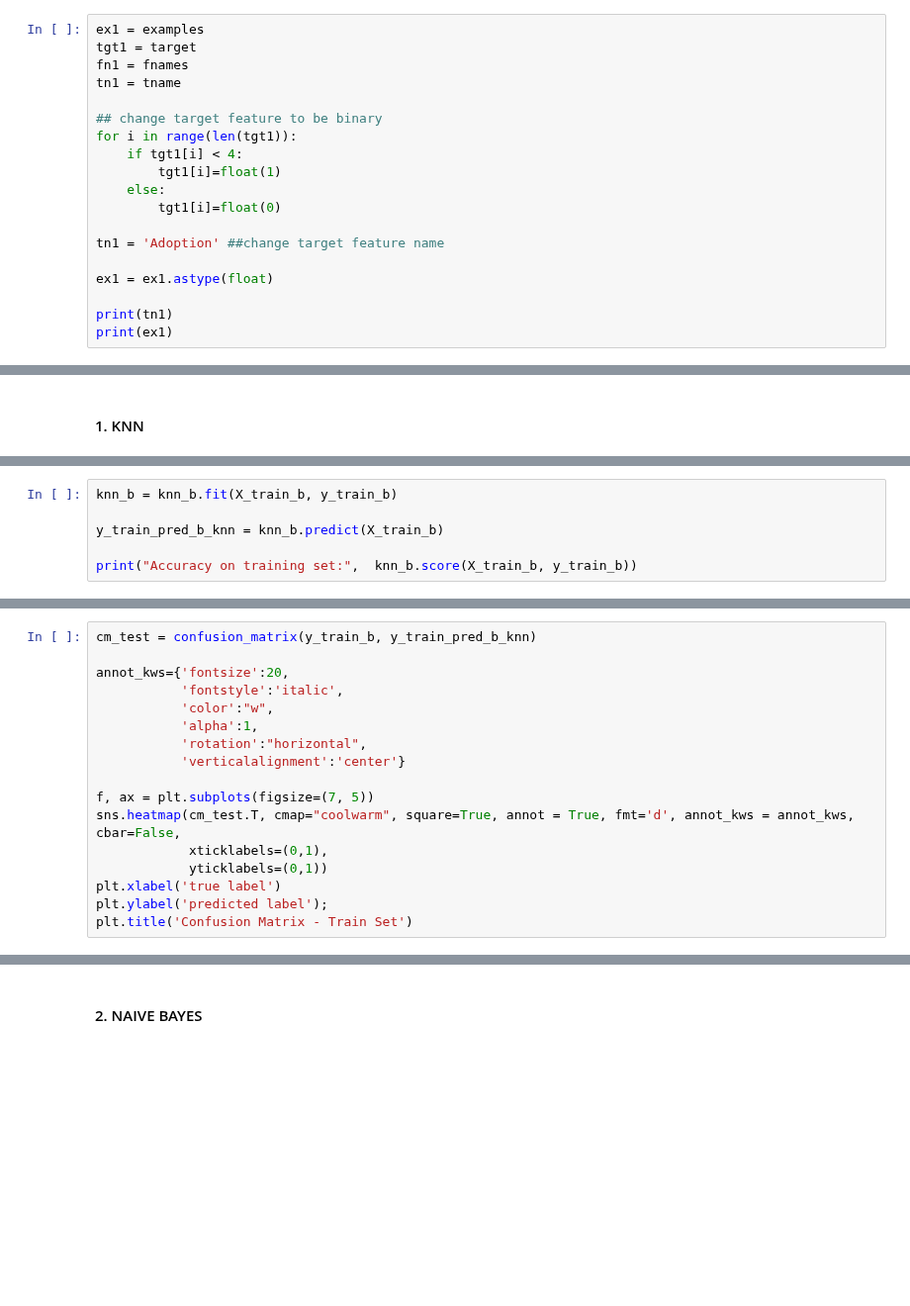
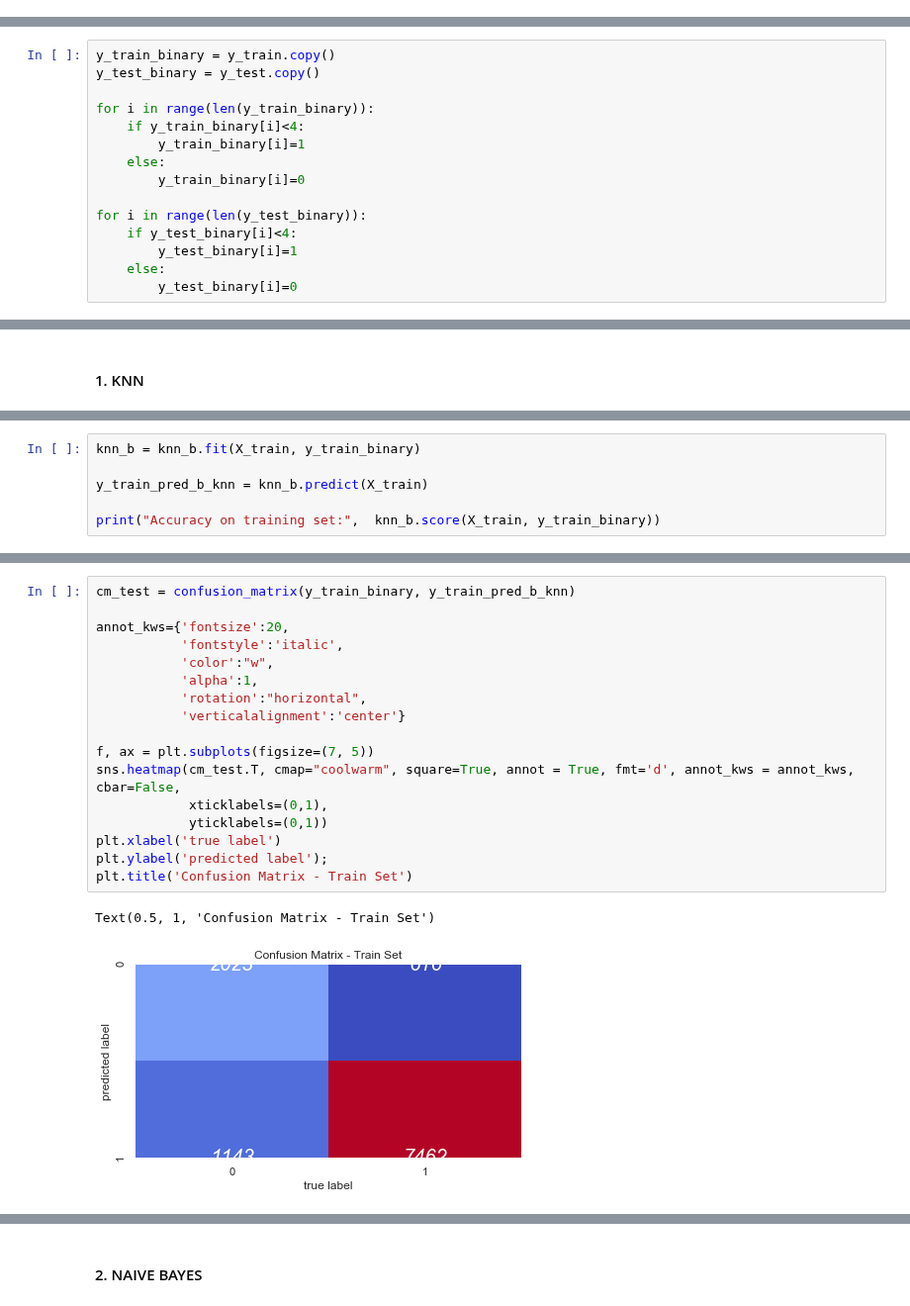
Before and after one commit to beatriz-lima/Machine-Learning-2019, a Jupyter notebook: Notes_Project.ipynb, the cells around one changed output, grey strips where cells are left out. Shown at 99% size. Cells and saved outputs as stored; diff of their text form; blank space fills up the shorter version.

```diff
--- a/Notes_Project.ipynb
+++ b/Notes_Project.ipynb
@@ -732,19 +806,0 @@ Since this is a binary task, the adoptionspeed had to be converted into a binary
-# %%
-ex1 = examples
-tgt1 = target
-fn1 = fnames
-tn1 = tname
-
-## change target feature to be binary
-for i in range(len(tgt1)):
-    if tgt1[i] < 4:
-        tgt1[i]=float(1)
-    else:
-        tgt1[i]=float(0)
-
-tn1 = 'Adoption' ##change target feature name
-
-ex1 = ex1.astype(float)
-
-print(tn1)
-print(ex1)
@@ -757 +807,16 @@ print(X_test_b.shape)
+# %%
+y_train_binary = y_train.copy()
+y_test_binary = y_test.copy()
+
+for i in range(len(y_train_binary)):
+    if y_train_binary[i]<4:
+        y_train_binary[i]=1
+    else:
+        y_train_binary[i]=0
+
+for i in range(len(y_test_binary)):
+    if y_test_binary[i]<4:
+        y_test_binary[i]=1
+    else:
+        y_test_binary[i]=0
 # %%
@@ -770,6 +847,6 @@ knn_b
 # %%
-knn_b = knn_b.fit(X_train_b, y_train_b)
+knn_b = knn_b.fit(X_train, y_train_binary)
 
-y_train_pred_b_knn = knn_b.predict(X_train_b)
+y_train_pred_b_knn = knn_b.predict(X_train)
 
-print("Accuracy on training set:",  knn_b.score(X_train_b, y_train_b))
+print("Accuracy on training set:",  knn_b.score(X_train, y_train_binary))
@@ -778,18 +866,21 @@ print(classification_report(y_train_b,y_train_pred_b_knn))
 # %%
-cm_test = confusion_matrix(y_train_b, y_train_pred_b_knn)
+cm_test = confusion_matrix(y_train_binary, y_train_pred_b_knn)
 
 annot_kws={'fontsize':20,
            'fontstyle':'italic',
            'color':"w",
            'alpha':1,
            'rotation':"horizontal",
            'verticalalignment':'center'}
 
 f, ax = plt.subplots(figsize=(7, 5))
 sns.heatmap(cm_test.T, cmap="coolwarm", square=True, annot = True, fmt='d', annot_kws = annot_kws, cbar=False,
             xticklabels=(0,1),
             yticklabels=(0,1))
 plt.xlabel('true label')
 plt.ylabel('predicted label');
 plt.title('Confusion Matrix - Train Set')
+# %% [output]
+Text(0.5, 1, 'Confusion Matrix - Train Set')
+[figure, added]
 # %%
```
Also changed, not shown: parts of 69 cells of this notebook.
